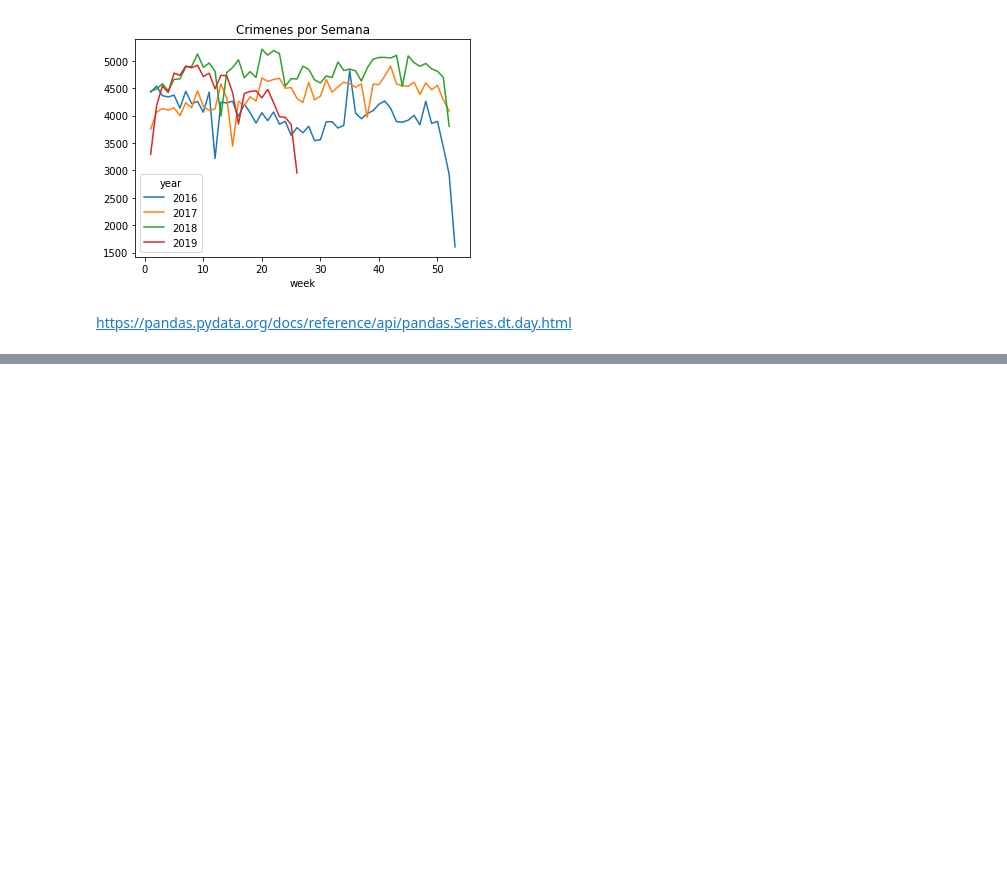
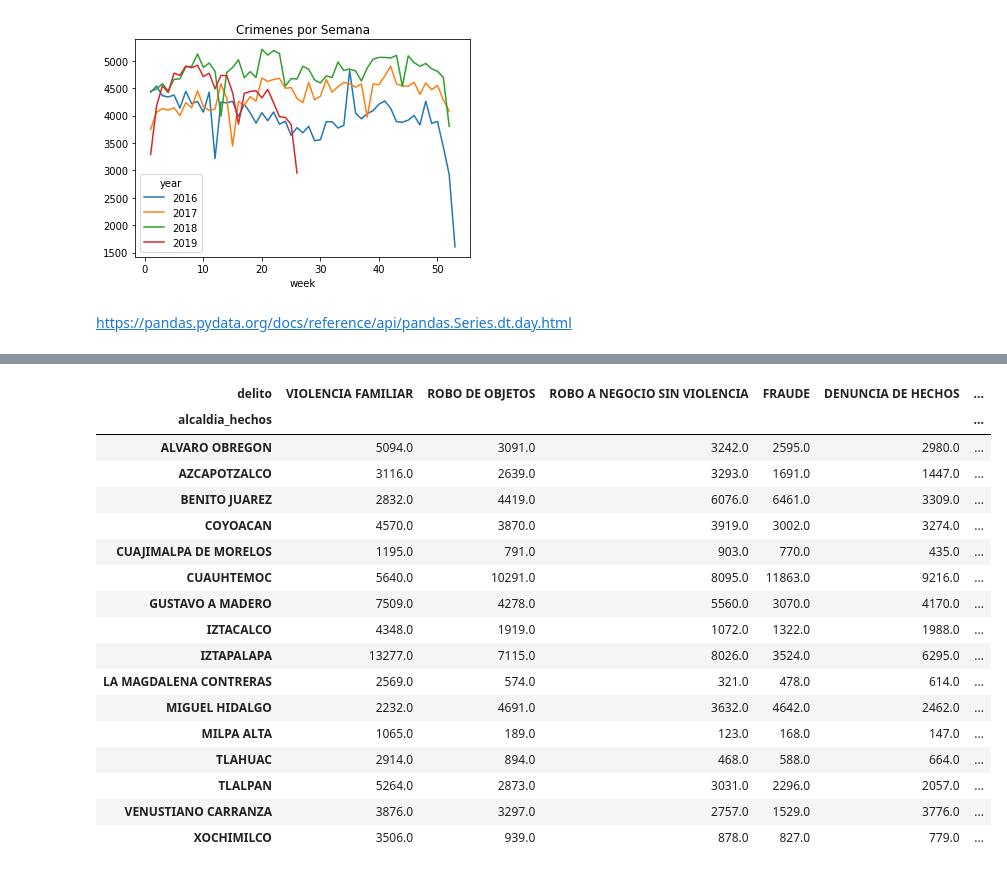
Before and after one commit to xalejandrow/interacting-with-the-twitter-api-project-tutorial, a Jupyter notebook: Crimes_4GKS.ipynb, the cells around one changed output, grey strips where cells are left out. Cells and saved outputs as stored; diff of their text form; code cells hidden in the pictures; blank space fills up the shorter version.

```diff
--- a/Crimes_4GKS.ipynb
+++ b/Crimes_4GKS.ipynb
@@ -355,0 +380,27 @@ https://pandas.pydata.org/docs/reference/api/pandas.Series.dt.day.html
+# %%
+from os import name
+# Create a heatmap per Crimes and Cities
+#df['delito'].nunique() # Verifico la cantidad de delitos
+top_20=df.groupby('delito').size().to_frame(name='Count').sort_values(by='Count',ascending=False)
+#print(top_20)
+table=df[['alcaldia_hechos','delito']].pivot_table(index='alcaldia_hechos', columns='delito', values='delito', aggfunc=len).fillna(0)[top_20.index[:20]]
+table
+# %% [output]
+| delito | VIOLENCIA FAMILIAR | ROBO DE OBJETOS | ROBO A NEGOCIO SIN VIOLENCIA | FRAUDE | DENUNCIA DE HECHOS | ... |
+| alcaldia_hechos |  |  |  |  |  | ... |
+| ALVARO OBREGON | 5094.0 | 3091.0 | 3242.0 | 2595.0 | 2980.0 | ... |
+| AZCAPOTZALCO | 3116.0 | 2639.0 | 3293.0 | 1691.0 | 1447.0 | ... |
+| BENITO JUAREZ | 2832.0 | 4419.0 | 6076.0 | 6461.0 | 3309.0 | ... |
+| COYOACAN | 4570.0 | 3870.0 | 3919.0 | 3002.0 | 3274.0 | ... |
+| CUAJIMALPA DE MORELOS | 1195.0 | 791.0 | 903.0 | 770.0 | 435.0 | ... |
+| CUAUHTEMOC | 5640.0 | 10291.0 | 8095.0 | 11863.0 | 9216.0 | ... |
+| GUSTAVO A MADERO | 7509.0 | 4278.0 | 5560.0 | 3070.0 | 4170.0 | ... |
+| IZTACALCO | 4348.0 | 1919.0 | 1072.0 | 1322.0 | 1988.0 | ... |
+| IZTAPALAPA | 13277.0 | 7115.0 | 8026.0 | 3524.0 | 6295.0 | ... |
+| LA MAGDALENA CONTRERAS | 2569.0 | 574.0 | 321.0 | 478.0 | 614.0 | ... |
+| MIGUEL HIDALGO | 2232.0 | 4691.0 | 3632.0 | 4642.0 | 2462.0 | ... |
+| MILPA ALTA | 1065.0 | 189.0 | 123.0 | 168.0 | 147.0 | ... |
+| TLAHUAC | 2914.0 | 894.0 | 468.0 | 588.0 | 664.0 | ... |
+| TLALPAN | 5264.0 | 2873.0 | 3031.0 | 2296.0 | 2057.0 | ... |
+| VENUSTIANO CARRANZA | 3876.0 | 3297.0 | 2757.0 | 1529.0 | 3776.0 | ... |
+| XOCHIMILCO | 3506.0 | 939.0 | 878.0 | 827.0 | 779.0 | ... |
```
Also changed, not shown: parts of 10 cells of this notebook.
